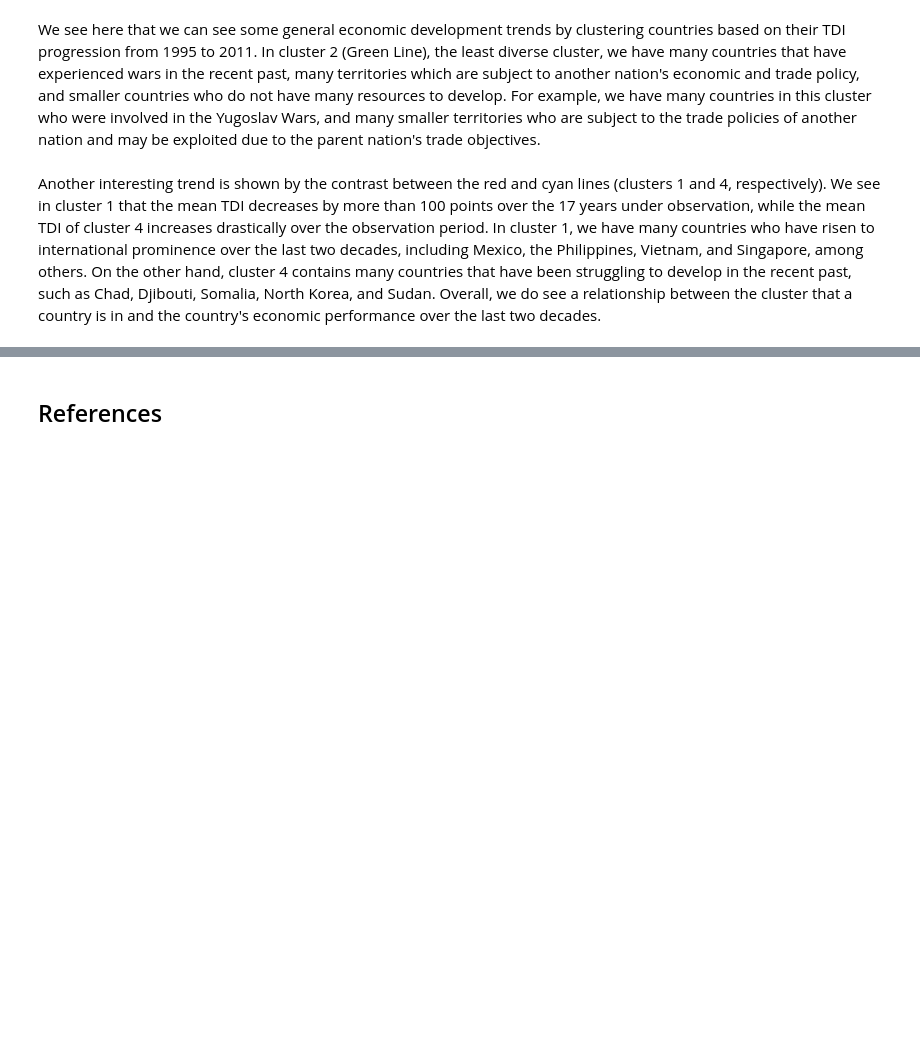
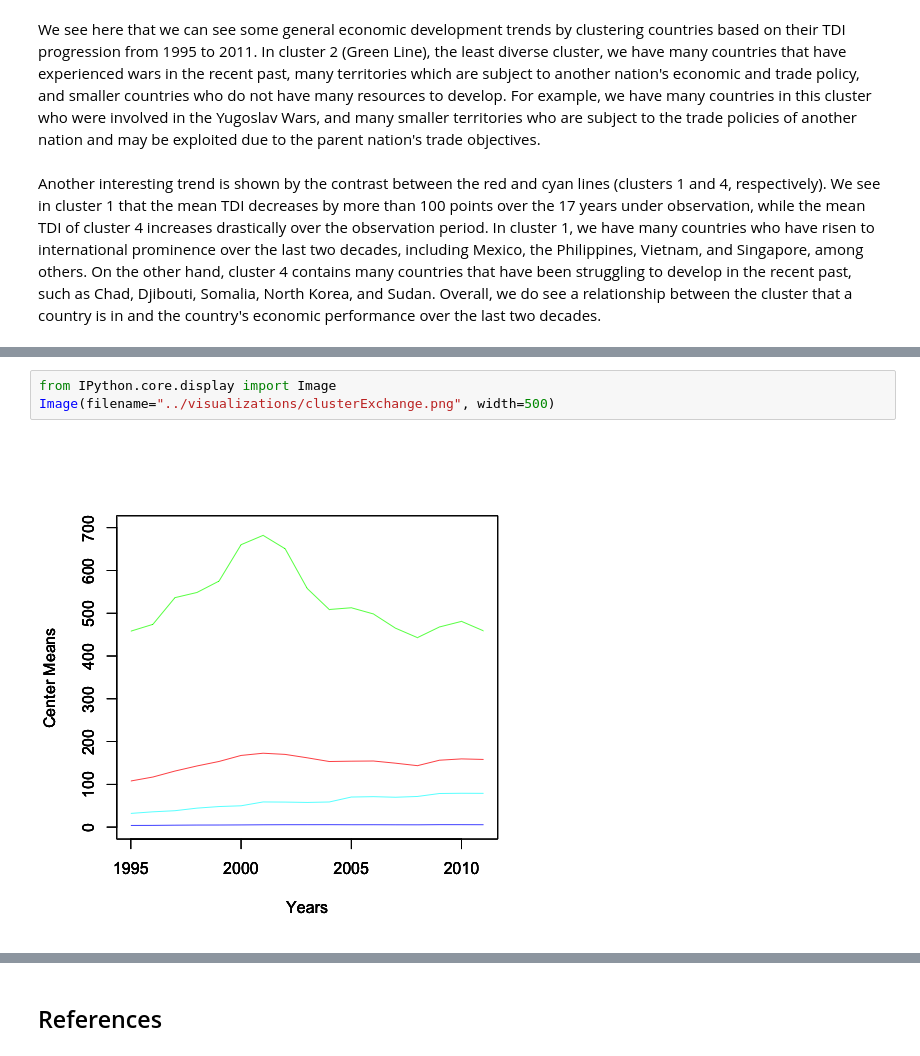
Before and after one commit to ahdivnathan/exim, a Jupyter notebook: notebooks/NB4_project_report.ipynb, the cells around one changed output, grey strips where cells are left out. Cells and saved outputs as stored; diff of their text form; blank space fills up the shorter version.

```diff
--- a/notebooks/NB4_project_report.ipynb
+++ b/notebooks/NB4_project_report.ipynb
@@ -109,0 +125,5 @@ Another interesting trend is shown by the contrast between the red and cyan line
+# %%
+from IPython.core.display import Image
+Image(filename="../visualizations/clusterExchange.png", width=500)
+# %% [output]
+[figure, added]
```
Also changed, not shown: parts of 6 cells of this notebook, 4 other files.
